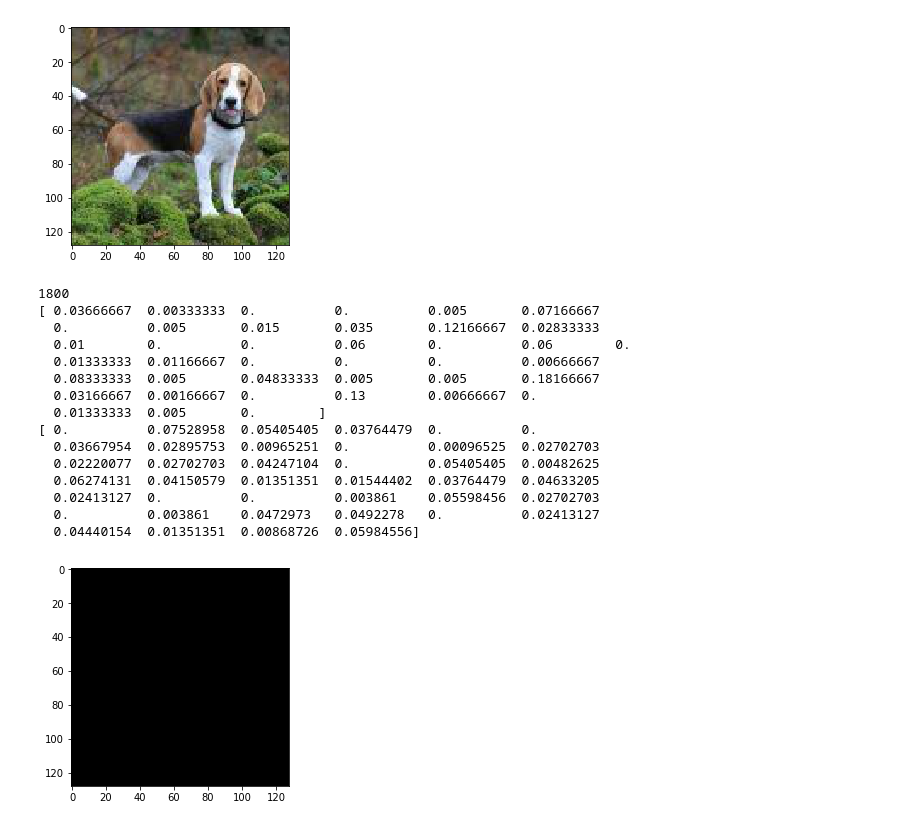
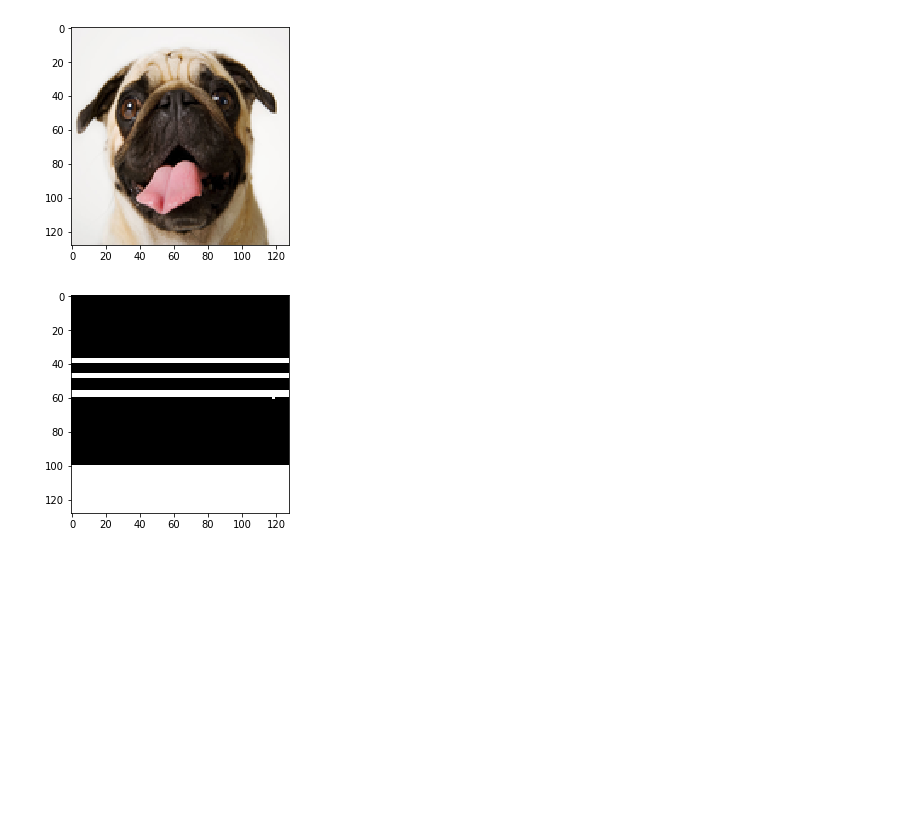
Before and after one commit to ThemisP/ml_cw2, a Jupyter notebook: CW2_themis.ipynb, the cells around one changed output. Saved outputs shown, nothing was run; the diff lists cells and outputs as text; code cells hidden in the pictures; blank space fills up the shorter version.

```diff
--- a/CW2_themis.ipynb
+++ b/CW2_themis.ipynb
@@ -114,9 +114,9 @@ def add_lines(prop, imX):
                 im[i][j] = color
     return im
 
-prop = 1
+prop = 0.7
 prop2 = 0.2
-varSigma = 0.3
+varSigma = 0.1
 im = rgb2gray(imread('pug128x128.png'))
 # im = rgb2gray(imread.imread('pug128x128.png'))
 
@@ -439,79 +447,66 @@ def getmaskedhistograms(imColor, imMask, bins):
     histogramNeg = histogramNeg/(np.sum(histogramNeg))
     return histogramPos, histogramNeg
 
-def prob_histogram(imX, mask, histogramPos, histogramNeg, bins, i, j, beta, eta):
+def prob_histogram(imX, muCurrent, histogramPos, histogramNeg, bins, i, j, beta, eta):
     n = neighbours(i,j, M,N, size=8)
-    pos_sum = 0
-    neg_sum = 0
-    for k in range(np.shape(n)[0]):
-        pos_sum += (mask[n[k]])*1
-        neg_sum += (mask[n[k]])*-1
     minDist = 10000
     binLoc = 0
     for j in range (len(bins)):
         distance = math.sqrt((bins[j][0] - imX[i][j][0])**2+(bins[j][1] -imX[i][j][1])**2+(bins[j][2] - imX[i][j][2])**2)
         if(distance<minDist):
             binLoc = j
             minDist = distance
 
-    prior_pos = np.exp((beta*pos_sum))
-    prior_neg = np.exp((beta*neg_sum))
-#     Prior = prior_pos/(prior_pos+prior_neg)
+    m0 = 0
+    for k in range(np.shape(n)[0]):
+        m0+= (muCurrent[n[k]])
+    m0 = m0*beta
+    posL = eta*histogramPos[binLoc]
+    negL = eta*histogramNeg[binLoc]
 
-    likelihood_pos = eta*histogramPos[binLoc]
-    likelihood_neg = eta*histogramNeg[binLoc]
-#     Likelihood = likelihood_pos/(likelihood_pos+likelihood_neg)
-#     print(likelihood_pos, ":", likelihood_neg)
-    outcome = (prior_pos*likelihood_pos)/(prior_pos*likelihood_pos + prior_neg*likelihood_neg)
-#     Posterior = (Prior * Likelihood) / ((Prior * Likelihood) + ((1 - Prior) * (1 - Likelihood)))
-    p = np.random.uniform(0,1);
-    return outcome>p
+    mu = np.tanh(m0 + 1/2*(posL - negL))
+    return mu
 
 
 
 def segment_im(imX, beta, eta, iterations):
-    imMask = imread('image128x128mask.png')
+    imMask = imread('pug128x128mask2.png')
     x, y, z = imColor.shape
     image_2d = imColor.reshape(x*y, z)
-    results = sklearn.cluster.KMeans(n_clusters=40).fit(image_2d)
+    results = sklearn.cluster.KMeans(n_clusters=20).fit(image_2d)
     bins = results.cluster_centers_
     foregroundHistogram, backgroundHistogram = getmaskedhistograms(imX, imMask, bins)
-    mask1 = create_randomMasks(imX)
-    print(foregroundHistogram)
-    print(backgroundHistogram)
+    mask1 = np.zeros((imX.shape[0],imX.shape[1]))
+#     print(foregroundHistogram)
+#     print(backgroundHistogram)
+
+    muCurrent = np.random.random_sample((M,N))
+    muNext = muCurrent.copy()
 
     for count in range(iterations):
         for i in  range(imX.shape[0]):
             for j in range(imX.shape[1]):
-                if(prob_histogram(imX,mask1, foregroundHistogram, backgroundHistogram, bins, i, j, beta, eta)):
+                muNext[i][j] = prob_histogram(imX,muCurrent, foregroundHistogram, backgroundHistogram, bins, i, j, beta, eta)
+                if(muNext[i][j]>0):
                     mask1[i][j] = 1
                 else:
                     mask1[i][j] = -1
+        muCurrent = muNext.copy()
     return mask1
 
-imColor = imread('images.jpg')
+imColor = imread('pug128x128.png')
 plt.imshow(imColor)
 plt.show()
-mask = segment_im(imColor, 1.3, 7, 10)
+# for i in range(10):
+#     for j in range(5):
+#         mask = segment_im(imColor, i/5, j, 1)
+#         plt.imshow(mask, cmap="gray")
+#         plt.show()
+mask = segment_im(imColor, 1.2, 10, 5)
 index = (mask==1)
 imColor[index] = [0, 0, 0]
 plt.imshow(mask, cmap="gray")
 plt.show()
 # %% [output]
-[figure, old version]
+[figure, new version]
-1800
-[ 0.03666667  0.00333333  0.          0.          0.005       0.07166667
-  0.          0.005       0.015       0.035       0.12166667  0.02833333
-  0.01        0.          0.          0.06        0.          0.06        0.
-  0.01333333  0.01166667  0.          0.          0.          0.00666667
-  0.08333333  0.005       0.04833333  0.005       0.005       0.18166667
-  0.03166667  0.00166667  0.          0.13        0.00666667  0.
-  0.01333333  0.005       0.        ]
-[ 0.          0.07528958  0.05405405  0.03764479  0.          0.
-  0.03667954  0.02895753  0.00965251  0.          0.00096525  0.02702703
-  0.02220077  0.02702703  0.04247104  0.          0.05405405  0.00482625
-  0.06274131  0.04150579  0.01351351  0.01544402  0.03764479  0.04633205
-  0.02413127  0.          0.          0.003861    0.05598456  0.02702703
-  0.          0.003861    0.0472973   0.0492278   0.          0.02413127
-  0.04440154  0.01351351  0.00868726  0.05984556]
-[figure, old version]
+[figure, new version]
```
Also changed, not shown: parts of 4 cells of this notebook, 20 other files.
